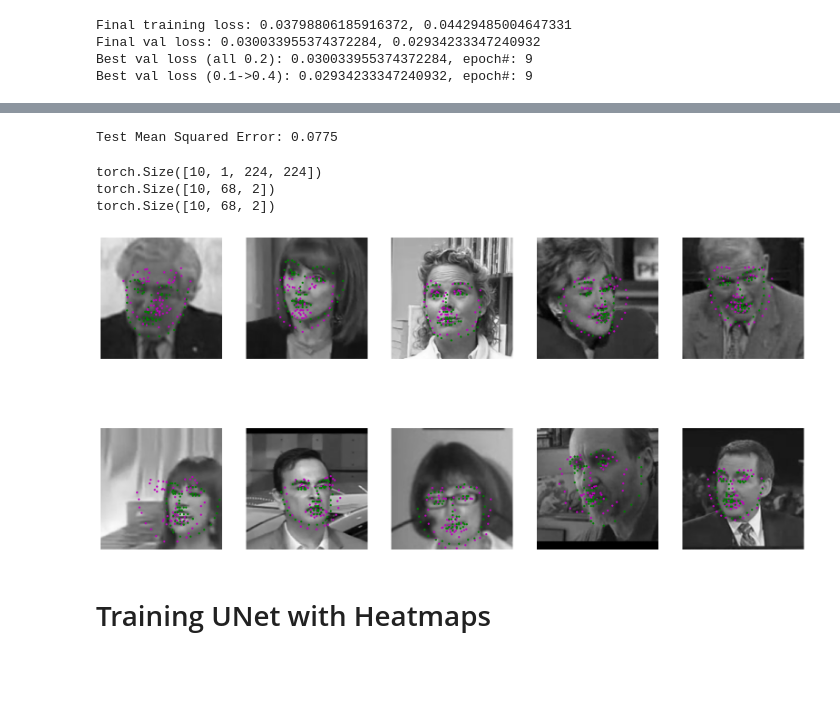
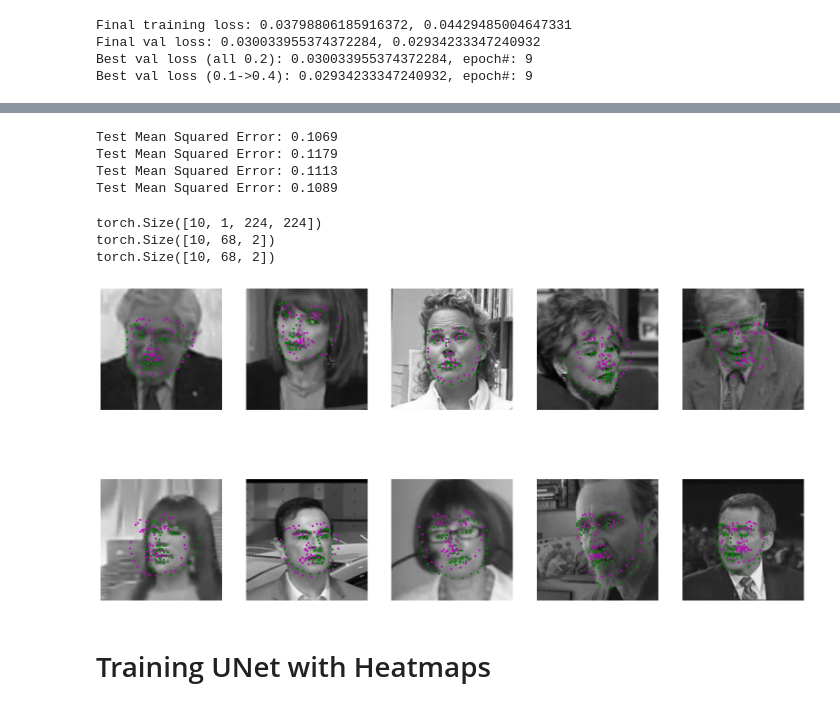
Before and after one commit to LIYunzhe1408/Facial-Keypoint-Detection, a Jupyter notebook: hw3.ipynb, the cells around one changed output, grey strips where cells are left out. Cells and saved outputs as stored; diff of their text form; code cells hidden in the pictures; blank space fills up the shorter version.

Commit message:
Update experiments with resnet 18 and resnet 34

```diff
--- a/hw3.ipynb
+++ b/hw3.ipynb
@@ -575,9 +669,16 @@ def calcMSE(net):
 # calcMSE(net_LR_00005)
 # calcMSE(net_AdamW)
 # calcMSE(net_batch_64)
-calcMSE(net_dropout_all_02)
+# calcMSE(net_dropout_all_02)
+calcMSE(temp_net18)
+calcMSE(resnet18)
+calcMSE(temp_net34)
+calcMSE(resnet34)
 # %% [output]
-Test Mean Squared Error: 0.0775
+Test Mean Squared Error: 0.1069
+Test Mean Squared Error: 0.1179
+Test Mean Squared Error: 0.1113
+Test Mean Squared Error: 0.1089
 # %%
 
 def show_all_keypoints(image, predicted_key_pts, gt_pts=None):
@@ -645,35 +746,35 @@ def visualize_output(test_images, test_outputs, gt_pts=None, batch_size=10):
         predicted_key_pts = predicted_key_pts * 50.0 + 100
 
         # plot ground truth points for comparison, if they exist
         ground_truth_pts = None
         if gt_pts is not None:
             ground_truth_pts = gt_pts[i]
             ground_truth_pts = ground_truth_pts * 50.0 + 100
 
         # call show_all_keypoints
         show_all_keypoints(np.squeeze(image), predicted_key_pts, ground_truth_pts)
 
         plt.axis("off")
 
     plt.show()
 
 
-net = net_dropout_all_02
+net = resnet34
 # get a sample of test data again
 test_loader = DataLoader(test_dataset, batch_size=10, shuffle=False)
 test_images, test_outputs, gt_pts = net_sample_output(net.cpu(), test_loader)
 
 print(test_images.data.size())
 print(test_outputs.data.size())
 print(gt_pts.size())
 
 # visualize the test output
 visualize_output(test_images, test_outputs, gt_pts)
 # %% [output]
 torch.Size([10, 1, 224, 224])
 torch.Size([10, 68, 2])
 torch.Size([10, 68, 2])
-[figure, old version]
+[figure, new version]
 # %% [markdown]
 # Training UNet with Heatmaps
 # %%
```
Also changed, not shown: parts of 8 cells of this notebook.
